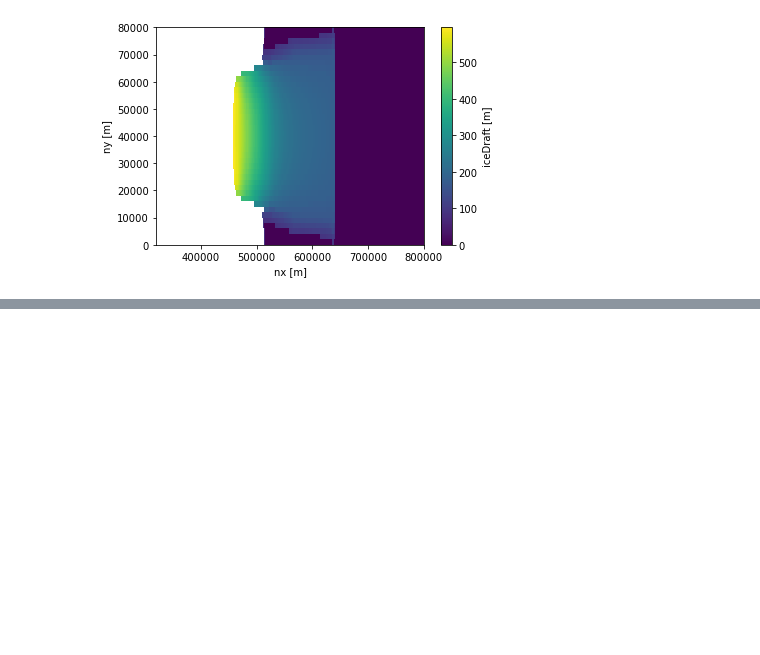
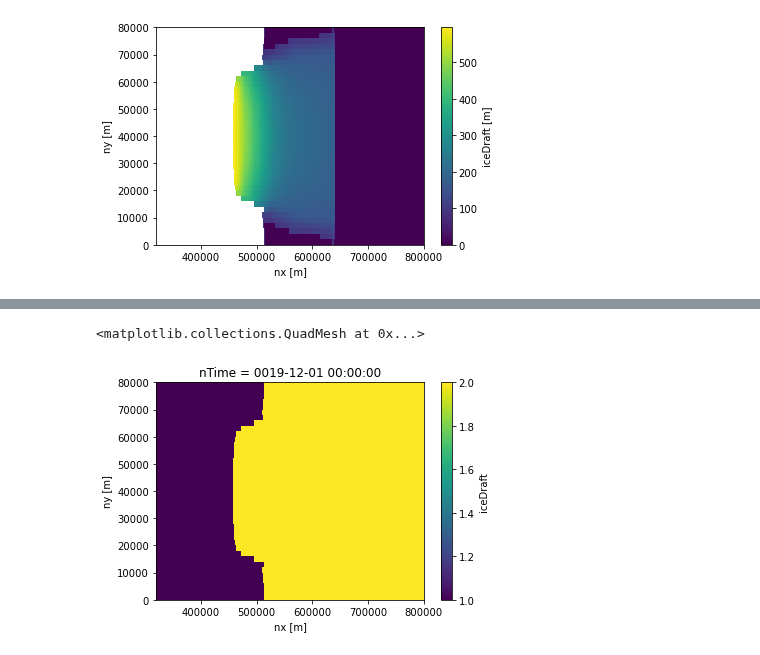
Before and after one commit to BenBouiss/NN_intern_2022, a Jupyter notebook: Prepping_data_NN.ipynb, the cells around one changed output, grey strips where cells are left out. Cells and saved outputs as stored; diff of their text form; code cells hidden in the pictures; blank space fills up the shorter version.

```diff
--- a/Prepping_data_NN.ipynb
+++ b/Prepping_data_NN.ipynb
@@ -156,0 +178,6 @@ Attributes:
+# %%
+T.plot()
+#np.sqrt(Test.nx**2 + Test.ny**2).plot()
+# %% [output]
+<matplotlib.collections.QuadMesh at 0x...>
+[figure, added]
```
Also changed, not shown: parts of 12 cells of this notebook.
